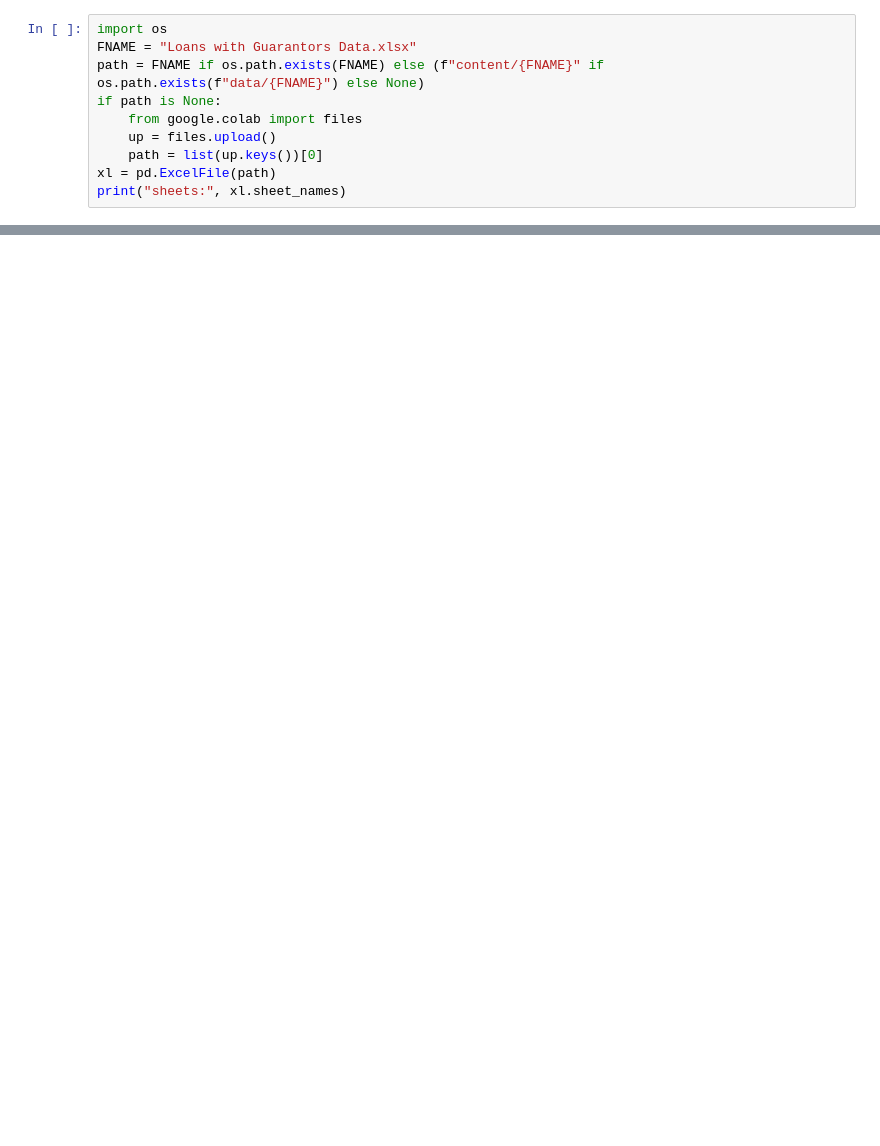
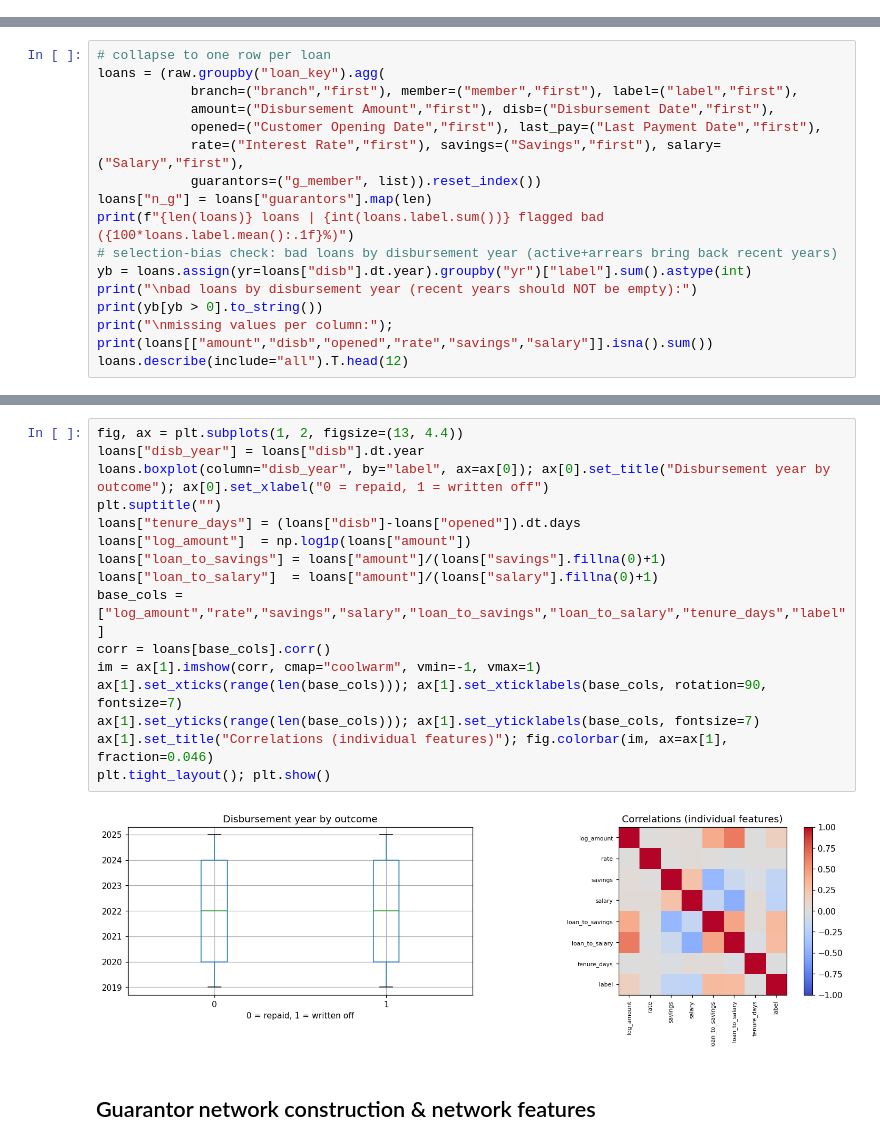
Before and after one commit to Best-Verie/guarantorLens_mission_capstone_ML, a Jupyter notebook: src/train.ipynb, the cells around one changed output, grey strips where cells are left out. Cells and saved outputs as stored; diff of their text form; blank space fills up the shorter version.

```diff
--- a/src/train.ipynb
+++ b/src/train.ipynb
@@ -17,10 +0,0 @@ loadin data From import
-# %%
-import os
-FNAME = "Loans with Guarantors Data.xlsx"
-path = FNAME if os.path.exists(FNAME) else (f"content/{FNAME}" if os.path.exists(f"data/{FNAME}") else None)
-if path is None:
-    from google.colab import files
-    up = files.upload()
-    path = list(up.keys())[0]
-xl = pd.ExcelFile(path)
-print("sheets:", xl.sheet_names)
@@ -404,0 +81,16 @@ saved -> models/guarantorlens_xgb.joblib
+# %%
+# collapse to one row per loan
+loans = (raw.groupby("loan_key").agg(
+            branch=("branch","first"), member=("member","first"), label=("label","first"),
+            amount=("Disbursement Amount","first"), disb=("Disbursement Date","first"),
+            opened=("Customer Opening Date","first"), last_pay=("Last Payment Date","first"),
+            rate=("Interest Rate","first"), savings=("Savings","first"), salary=("Salary","first"),
+            guarantors=("g_member", list)).reset_index())
+loans["n_g"] = loans["guarantors"].map(len)
+print(f"{len(loans)} loans | {int(loans.label.sum())} flagged bad ({100*loans.label.mean():.1f}%)")
+# selection-bias check: bad loans by disbursement year (active+arrears bring back recent years)
+yb = loans.assign(yr=loans["disb"].dt.year).groupby("yr")["label"].sum().astype(int)
+print("\nbad loans by disbursement year (recent years should NOT be empty):")
+print(yb[yb > 0].to_string())
+print("\nmissing values per column:"); print(loans[["amount","disb","opened","rate","savings","salary"]].isna().sum())
+loans.describe(include="all").T.head(12)
@@ -404,0 +150,20 @@ saved -> models/guarantorlens_xgb.joblib
+# %%
+fig, ax = plt.subplots(1, 2, figsize=(13, 4.4))
+loans["disb_year"] = loans["disb"].dt.year
+loans.boxplot(column="disb_year", by="label", ax=ax[0]); ax[0].set_title("Disbursement year by outcome"); ax[0].set_xlabel("0 = repaid, 1 = written off")
+plt.suptitle("")
+loans["tenure_days"] = (loans["disb"]-loans["opened"]).dt.days
+loans["log_amount"]  = np.log1p(loans["amount"])
+loans["loan_to_savings"] = loans["amount"]/(loans["savings"].fillna(0)+1)
+loans["loan_to_salary"]  = loans["amount"]/(loans["salary"].fillna(0)+1)
+base_cols = ["log_amount","rate","savings","salary","loan_to_savings","loan_to_salary","tenure_days","label"]
+corr = loans[base_cols].corr()
+im = ax[1].imshow(corr, cmap="coolwarm", vmin=-1, vmax=1)
+ax[1].set_xticks(range(len(base_cols))); ax[1].set_xticklabels(base_cols, rotation=90, fontsize=7)
+ax[1].set_yticks(range(len(base_cols))); ax[1].set_yticklabels(base_cols, fontsize=7)
+ax[1].set_title("Correlations (individual features)"); fig.colorbar(im, ax=ax[1], fraction=0.046)
+plt.tight_layout(); plt.show()
+# %% [output]
+[figure, added]
+# %% [markdown]
+## Guarantor network construction & network features
```
Also changed, not shown: parts of 70 cells of this notebook, 1 other file.
